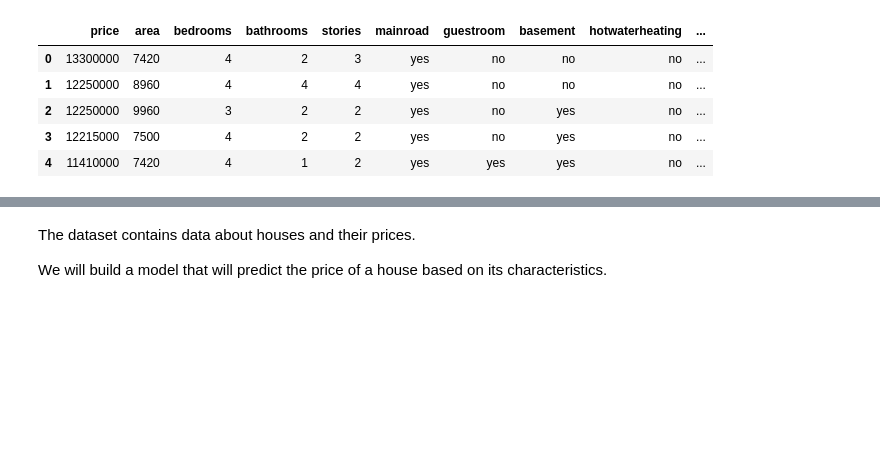
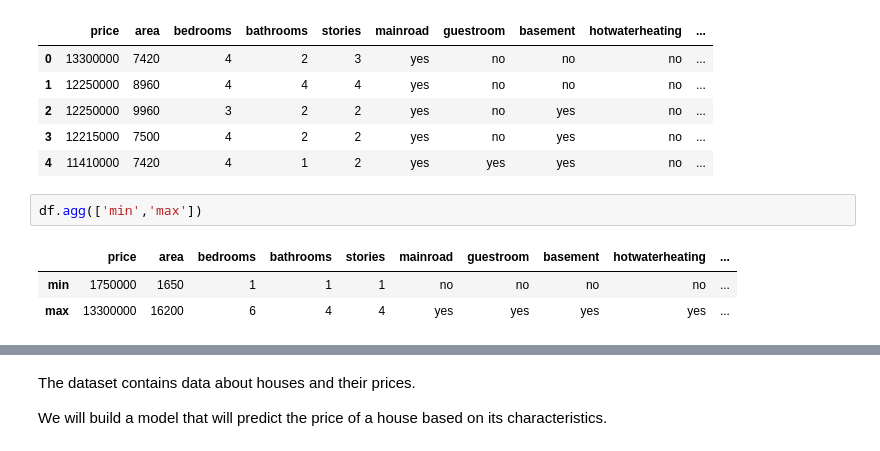
Before and after one commit to data-tamer2410/ds-house-price-predictor, a Jupyter notebook: house_price_predictor.ipynb, the cells around one changed output, grey strips where cells are left out. Cells and saved outputs as stored; diff of their text form; blank space fills up the shorter version.

```diff
--- a/house_price_predictor.ipynb
+++ b/house_price_predictor.ipynb
@@ -31,3 +31,9 @@ df.head()
 | 2 | 12250000 | 9960 | 3 | 2 | 2 | yes | no | yes | no | ... |
 | 3 | 12215000 | 7500 | 4 | 2 | 2 | yes | no | yes | no | ... |
 | 4 | 11410000 | 7420 | 4 | 1 | 2 | yes | yes | yes | no | ... |
+# %%
+df.agg(['min','max'])
+# %% [output]
+|  | price | area | bedrooms | bathrooms | stories | mainroad | guestroom | basement | hotwaterheating | ... |
+| min | 1750000 | 1650 | 1 | 1 | 1 | no | no | no | no | ... |
+| max | 13300000 | 16200 | 6 | 4 | 4 | yes | yes | yes | yes | ... |
```
Also changed, not shown: parts of 1 cell of this notebook.
